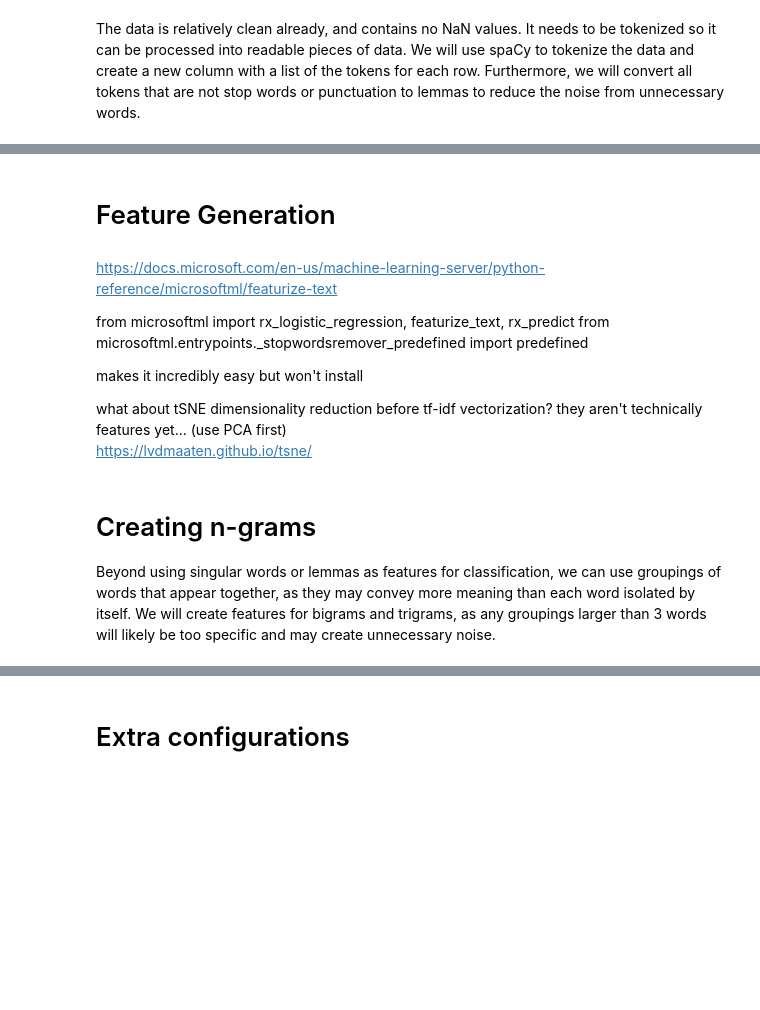
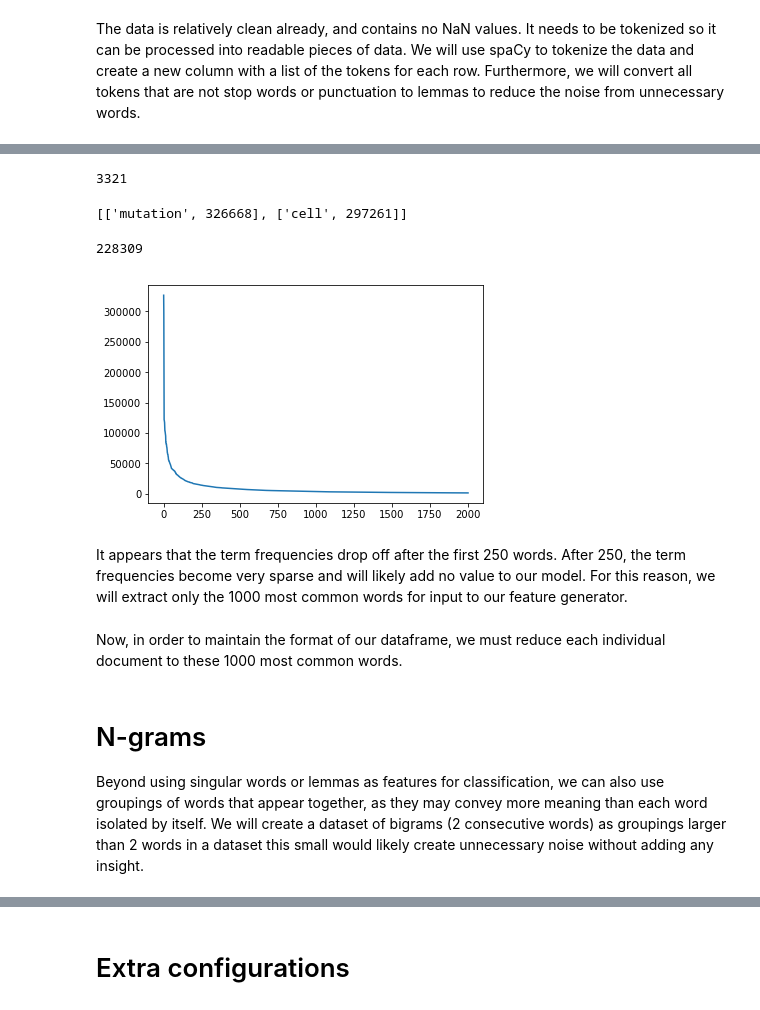
Before and after one commit to osnosis/tumor-mutation-classification, a Jupyter notebook: final-capstone.ipynb, the cells around one changed output, grey strips where cells are left out. Saved outputs shown, nothing was run; the diff lists cells and outputs as text; code cells hidden in the pictures; blank space fills up the shorter version.

```diff
--- a/final-capstone.ipynb
+++ b/final-capstone.ipynb
@@ -190,3 +208,10 @@ X_lemma_documents = [
     ' '.join([str(word) for word in text])
     for text in X.values.tolist()
 ]
+# %%
+# Finding example length of document word list
+words = re.findall(r'\w+', X_lemma_documents[0])
+lower_words = [word.lower() for word in words]
+print(len(lower_words))
+lower_words_set = set(lower_words)
+print(len(lower_words_set))
@@ -193,26 +223,54 @@ X_lemma_documents = [
 # %%
+# Creates a list of the N most common words per document to reduce unnecessary input to vectorizer
+# should be across all documents, not each document
 common_X_lemma_documents = []
 
-# creates a list of the N most common words per document to reduce input to vectorizer
 for document in X_lemma_documents:
     N = 10000
     words = re.findall(r'\w+', document)
-    lower_words = [word.lower() for word in words]
-    word_counts = Counter(lower_words).most_common(N)
+    #lower_words = [word.lower() for word in words]
+    word_counts = Counter(words).most_common(N)
+
+    counter = Counter()
+    counter.update(new_document)
 
     common_words = [word_tuple[0] for word_tuple in word_counts]
     common_X_lemma_documents.append(common_words)
 
 print(len(common_X_lemma_documents))
+# %% [output]
+3321
-# %% [markdown]
-# Feature Generation
-# %% [markdown]
-https://docs.microsoft.com/en-us/machine-learning-server/python-reference/microsoftml/featurize-text
-
-from microsoftml import rx_logistic_regression, featurize_text, rx_predict
-from microsoftml.entrypoints._stopwordsremover_predefined import predefined
-
-makes it incredibly easy but won't install
-
-what about tSNE dimensionality reduction before tf-idf vectorization? they aren't technically features yet... (use PCA first) <br>
-https://lvdmaaten.github.io/tsne/
+# %%
+# Creates a dictionary of words and frequencies
+counter = Counter()
+
+for document in X_lemma_documents:
+    words = document.split(' ')
+    counter.update(words)
+
+#common_X_lemma_documents = counter.most_common(10000)
+# %%
+# Converts term/frequency dictionary to sorted list
+word_frequencies = sorted(
+                        [[key, value] for key, value in counter.items()],
+                        key = lambda x: x[1],
+                        reverse = True
+                        )
+
+print(word_frequencies[:2])
+# %% [output]
+[['mutation', 326668], ['cell', 297261]]
+# %%
+# Plot term frequency, trim list to most common words for better visualization
+print(len(word_frequencies))
+trim_length = 2000
+trim_frequencies = word_frequencies[:trim_length]
+frequency_X = list(range(len(trim_frequencies)))
+frequency_Y = [frequency_pair[1] for frequency_pair in trim_frequencies]
+plt.plot(frequency_X, frequency_Y)
+plt.show()
+# %% [output]
+228309
+[figure, added]
+# %% [markdown]
+It appears that the term frequencies drop off after the first 250 words. After 250, the term frequencies become very sparse and will likely add no value to our model. For this reason, we will extract only the 1000 most common words for input to our feature generator.
@@ -218,0 +280,2 @@ https://lvdmaaten.github.io/tsne/
+# %% [markdown]
+Now, in order to maintain the format of our dataframe, we must reduce each individual document to these 1000 most common words.
@@ -219,7 +291,7 @@ https://lvdmaaten.github.io/tsne/
 # %% [markdown]
-# Creating n-grams
+# N-grams
 
-Beyond using singular words or lemmas as features for classification, we can use groupings of words that appear together, as they may convey more meaning than each word isolated by itself. We will create features for bigrams and trigrams, as any groupings larger than 3 words will likely be too specific and may create unnecessary noise.
+Beyond using singular words or lemmas as features for classification, we can also use groupings of words that appear together, as they may convey more meaning than each word isolated by itself. We will create a dataset of bigrams (2 consecutive words) as groupings larger than 2 words in a dataset this small would likely create unnecessary noise without adding any insight.
 # %%
 def ngrams(input_text, n):
   input_text = input_text.split(' ')
```
Also changed, not shown: parts of 34 cells of this notebook.
